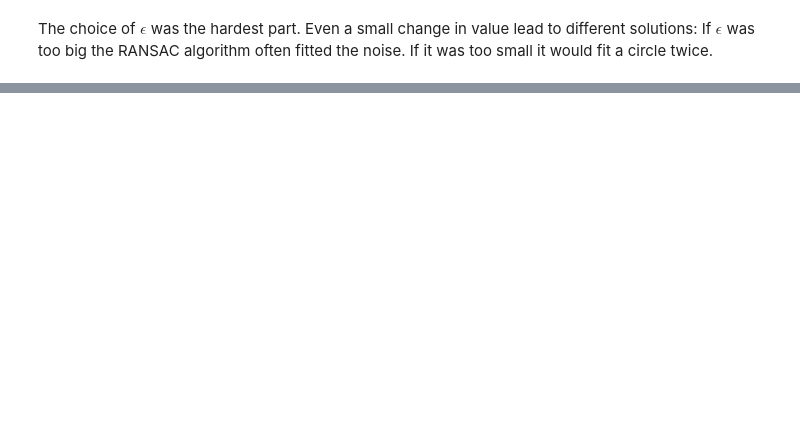
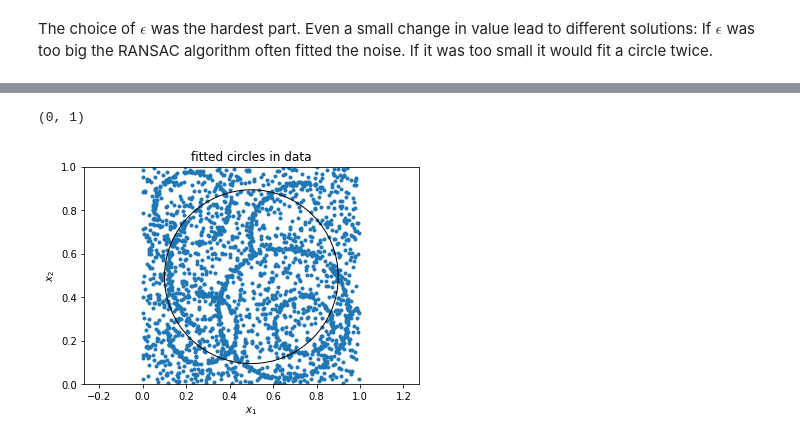
Before and after one commit to ml4cdeca/FundamentalsOfMachineLearning, a Jupyter notebook: exercise7/fitting-circles.ipynb, the cells around one changed output, grey strips where cells are left out. Drawn from its saved outputs; the diff is of its cells as text; code cells hidden in the pictures; blank space fills up the shorter version.

```diff
--- a/exercise7/fitting-circles.ipynb
+++ b/exercise7/fitting-circles.ipynb
@@ -34,10 +34,3 @@ def fitCircle(points):
     cy=-C/(2*A)
     r=np.sqrt((x1-cx)**2+(y1-cy)**2)
     return cx,cy,r
-# %%
-#showcase
-c1=plt.Circle((cx,cy),radius=r,fill=False)
-plt.gca().add_patch(c1)
-plt.scatter(p.T[0],p.T[1])
-plt.axis('equal')
-plt.show()
@@ -90,0 +85,19 @@ The choice of $\epsilon$ was the hardest part. Even a small change in value lead
+# %%
+#from the lecture since alg_data doesn't work
+def generic_data(data):
+    Y = np.sum(np.square(data),axis = 1)
+    #X = np.square(data).T
+    X = np.array([])
+    for i in range (2):
+        X = np.append(X, data.T[i]).reshape(-1,len(data))
+    #X = np.append(X, np.multiply(data.T[0], data.T[1])).reshape(-1,len(data))
+    X = np.insert(X.T, len(X.T[0]), 1, axis = 1)
+    return X,Y
+# %%
+def get_circle(beta):
+    c1 = beta[0]/2
+    c2 = beta[1]/2
+    r = np.sqrt(beta[2] + c1**2 + c2**2)
+    return c1,c2,r
+# %%
+c=get_circle(np.linalg.lstsq(*generic_data(data))[0])
@@ -90,0 +107,14 @@ The choice of $\epsilon$ was the hardest part. Even a small change in value lead
+# %%
+plt.scatter(X_coord,Y_coord, marker = ".")
+#for c in circles:
+ci=plt.Circle((c[0],c[1]),radius=c[2],fill=False)
+plt.gca().add_patch(ci)
+plt.axis('equal')
+plt.title('fitted circles in data')
+plt.xlabel('$x_1$')
+plt.ylabel('$x_2$')
+plt.ylim((0,1))
+plt.xlim((0,1))
+# %% [output]
+(0, 1)
+[figure, added]
```
Also changed, not shown: parts of 9 cells of this notebook, 1 other file.
